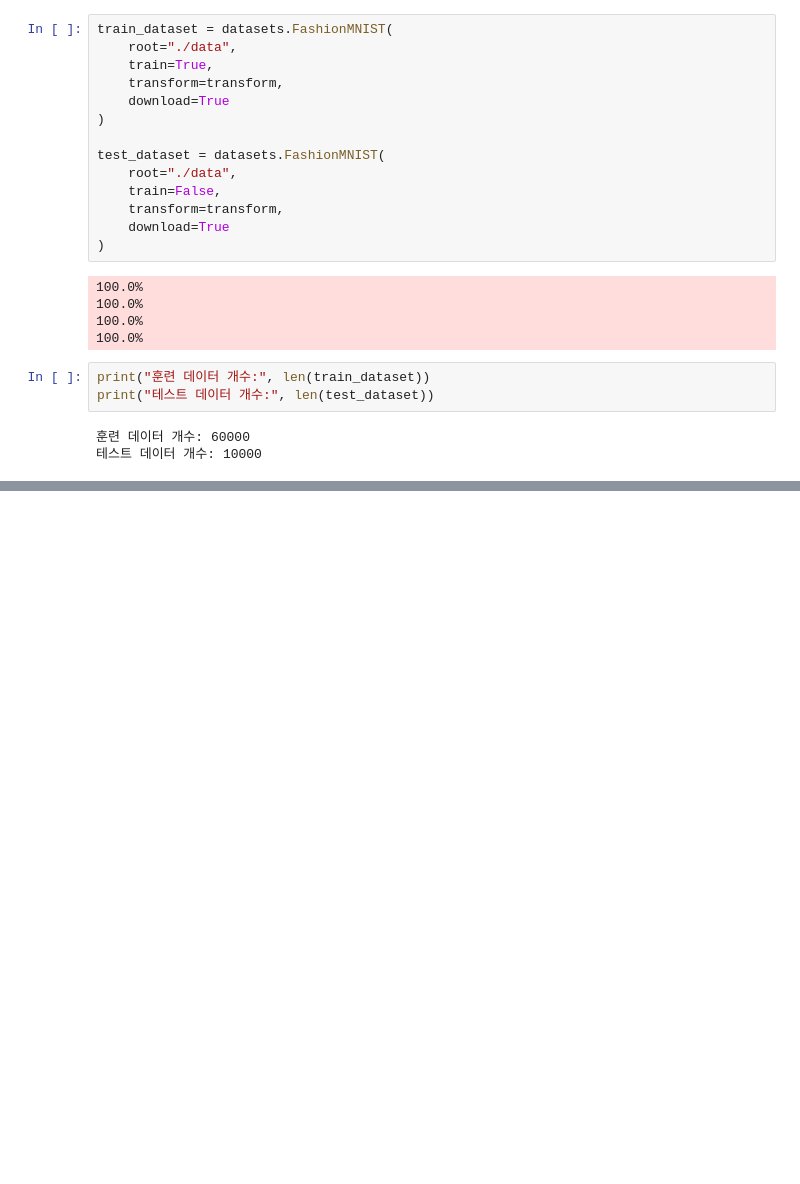
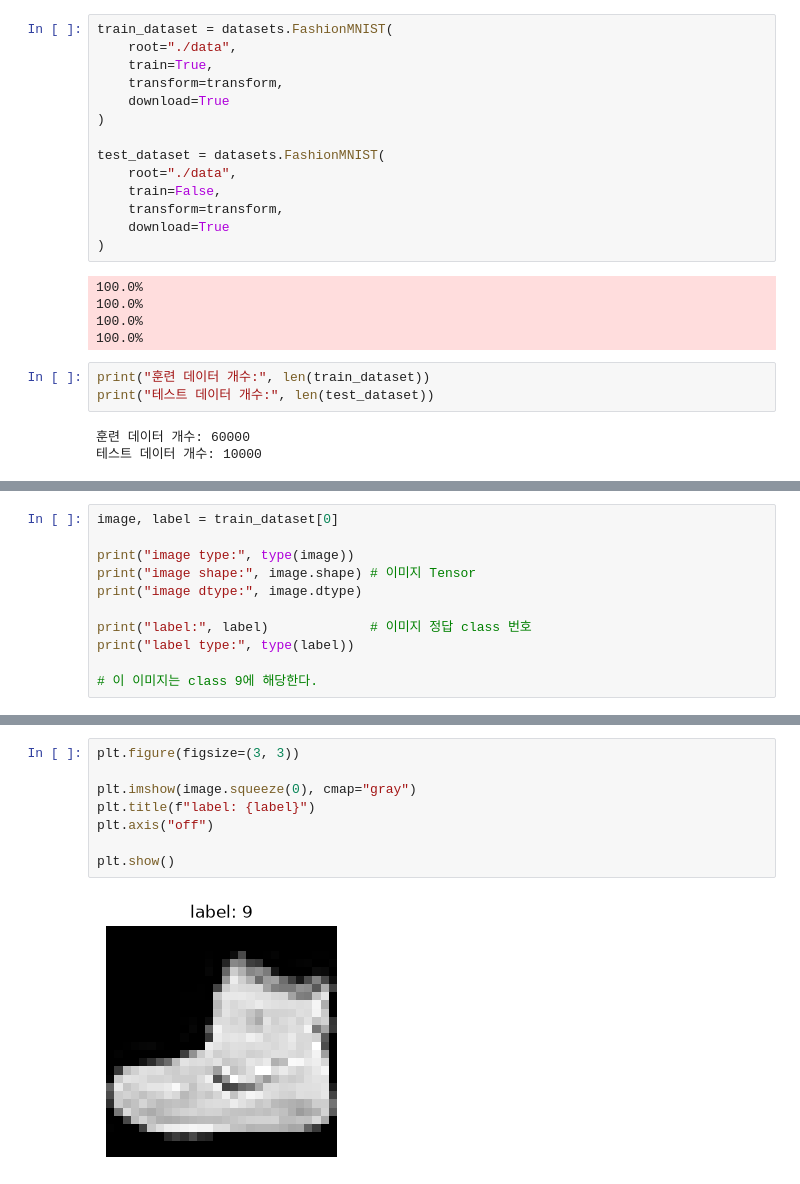
Before and after one commit to while-true-study/ai-grad-prep, a Jupyter notebook: d2l/04_linear_neural_networks_for_classification/04_02_The Image Classification Dataset.ipynb, the cells around one changed output, grey strips where cells are left out. Drawn from its saved outputs; the diff is of its cells as text; blank space fills up the shorter version.

Commit message:
feat(d2l): complete image classification dataset study

```diff
--- a/d2l/04_linear_neural_networks_for_classification/04_02_The Image Classification Dataset.ipynb
+++ b/d2l/04_linear_neural_networks_for_classification/04_02_The Image Classification Dataset.ipynb
@@ -149,0 +171,11 @@ print("테스트 데이터 개수:", len(test_dataset))
+# %%
+image, label = train_dataset[0]
+
+print("image type:", type(image))
+print("image shape:", image.shape) # 이미지 Tensor
+print("image dtype:", image.dtype)
+
+print("label:", label)             # 이미지 정답 class 번호
+print("label type:", type(label))
+
+# 이 이미지는 class 9에 해당한다.
@@ -149,0 +259,10 @@ print("테스트 데이터 개수:", len(test_dataset))
+# %%
+plt.figure(figsize=(3, 3))
+
+plt.imshow(image.squeeze(0), cmap="gray")
+plt.title(f"label: {label}")
+plt.axis("off")
+
+plt.show()
+# %% [output]
+[figure, added]
```
Also changed, not shown: parts of 34 cells of this notebook, 1 other file.
